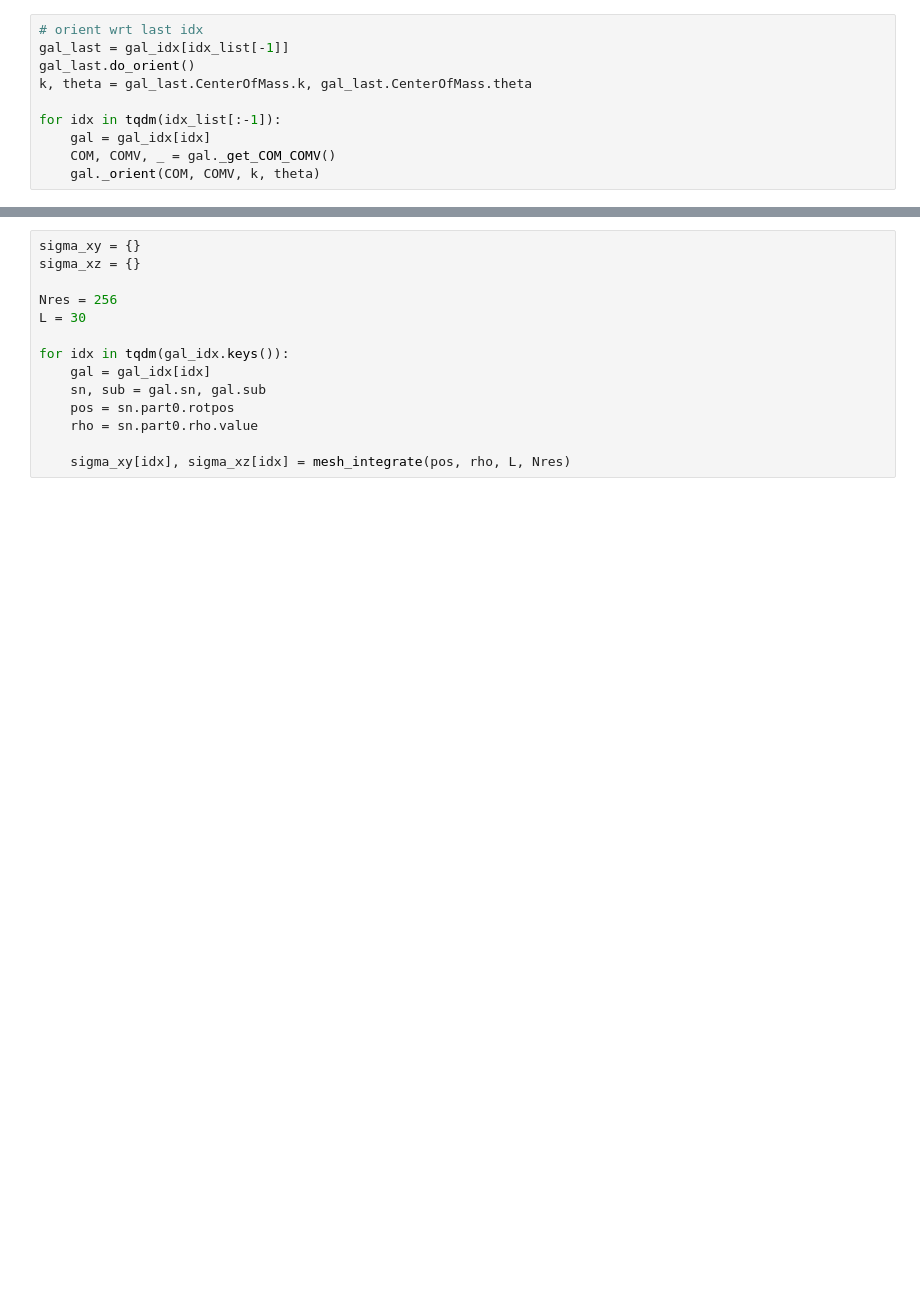
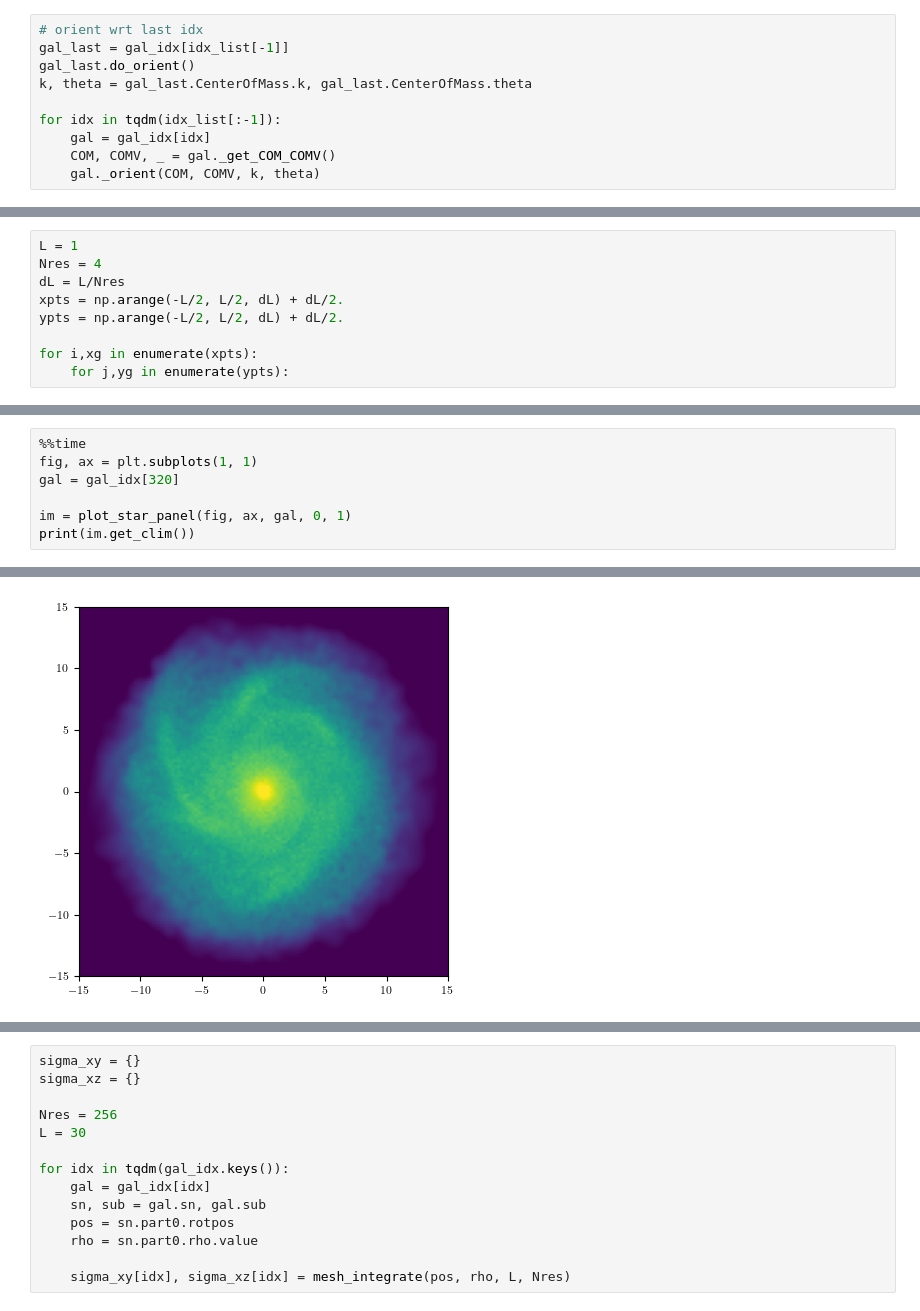
Before and after one commit to gusbeane/GSEgas, a Jupyter notebook: plots/surfdens/surfdens.ipynb, the cells around one changed output, grey strips where cells are left out. Cells and saved outputs as stored; diff of their text form; blank space fills up the shorter version.

```diff
--- a/plots/surfdens/surfdens.ipynb
+++ b/plots/surfdens/surfdens.ipynb
@@ -85,0 +92,9 @@ for idx in tqdm(idx_list[:-1]):
+# %%
+L = 1
+Nres = 4
+dL = L/Nres
+xpts = np.arange(-L/2, L/2, dL) + dL/2.
+ypts = np.arange(-L/2, L/2, dL) + dL/2.
+
+for i,xg in enumerate(xpts):
+    for j,yg in enumerate(ypts):
@@ -117,2 +246,10 @@ def plot_star_panel(fig, ax, gal, ix, iy):
 
     return im
+# %%
+%%time
+fig, ax = plt.subplots(1, 1)
+gal = gal_idx[320]
+
+im = plot_star_panel(fig, ax, gal, 0, 1)
+print(im.get_clim())
+# %% [output]
@@ -118,0 +259 @@ def plot_star_panel(fig, ax, gal, ix, iy):
+[figure, added]
```
Also changed, not shown: parts of 14 cells of this notebook, 1 other file.
